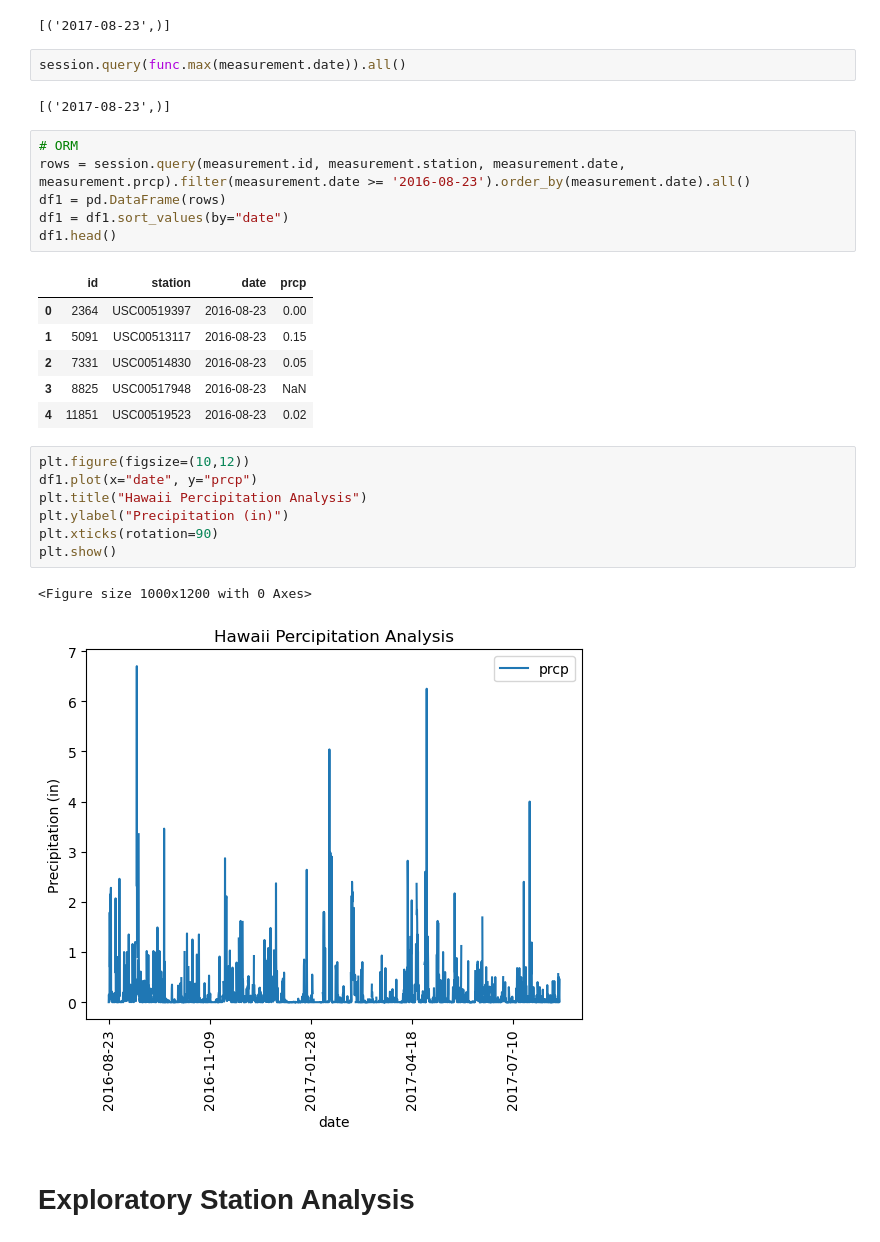
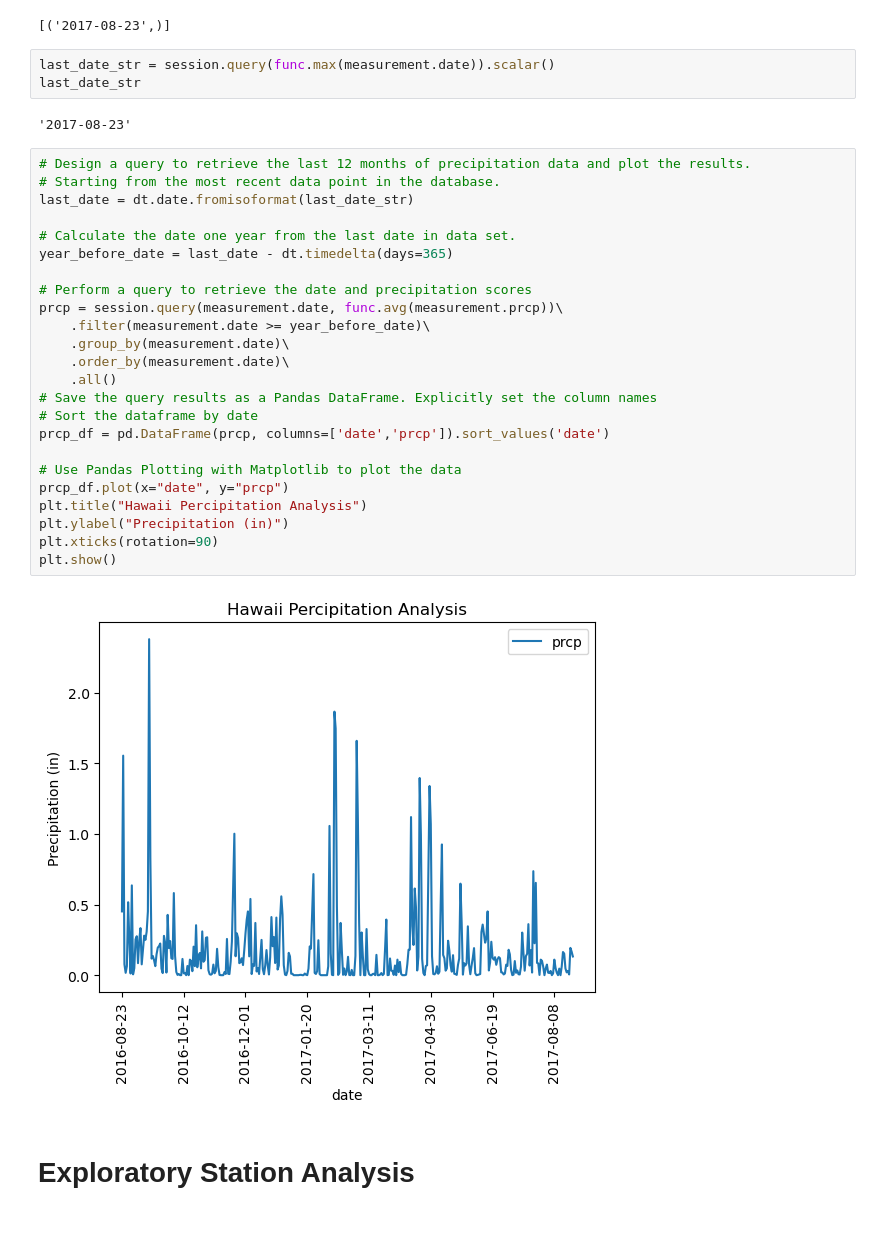
Before and after one commit to Apeterson07/sqlalchemy-challenge, a Jupyter notebook: climate_ipynb.ipynb, the cells around one changed output. Saved outputs shown, nothing was run; the diff lists cells and outputs as text.

```diff
--- a/climate_ipynb.ipynb
+++ b/climate_ipynb.ipynb
@@ -61,32 +61,36 @@ conn.execute(query).fetchall()
 # %% [output]
 [('2017-08-23',)]
 # %%
-session.query(func.max(measurement.date)).all()
+last_date_str = session.query(func.max(measurement.date)).scalar()
+last_date_str
 # %% [output]
-[('2017-08-23',)]
+'2017-08-23'
-# %%
-# ORM
-rows = session.query(measurement.id, measurement.station, measurement.date, measurement.prcp).filter(measurement.date >= '2016-08-23').order_by(measurement.date).all()
-df1 = pd.DataFrame(rows)
-df1 = df1.sort_values(by="date")
-df1.head()
-# %% [output]
-|  | id | station | date | prcp |
-| 0 | 2364 | USC00519397 | 2016-08-23 | 0.00 |
-| 1 | 5091 | USC00513117 | 2016-08-23 | 0.15 |
-| 2 | 7331 | USC00514830 | 2016-08-23 | 0.05 |
-| 3 | 8825 | USC00517948 | 2016-08-23 | NaN |
-| 4 | 11851 | USC00519523 | 2016-08-23 | 0.02 |
-# %%
-plt.figure(figsize=(10,12))
-df1.plot(x="date", y="prcp")
-plt.title("Hawaii Percipitation Analysis")
-plt.ylabel("Precipitation (in)")
-plt.xticks(rotation=90)
-plt.show()
-# %% [output]
-<Figure size 1000x1200 with 0 Axes>
-[figure, removed]
+# %%
+# Design a query to retrieve the last 12 months of precipitation data and plot the results.
+# Starting from the most recent data point in the database.
+last_date = dt.date.fromisoformat(last_date_str)
+
+# Calculate the date one year from the last date in data set.
+year_before_date = last_date - dt.timedelta(days=365)
+
+# Perform a query to retrieve the date and precipitation scores
+prcp = session.query(measurement.date, func.avg(measurement.prcp))\
+    .filter(measurement.date >= year_before_date)\
+    .group_by(measurement.date)\
+    .order_by(measurement.date)\
+    .all()
+# Save the query results as a Pandas DataFrame. Explicitly set the column names
+# Sort the dataframe by date
+prcp_df = pd.DataFrame(prcp, columns=['date','prcp']).sort_values('date')
+
+# Use Pandas Plotting with Matplotlib to plot the data
+prcp_df.plot(x="date", y="prcp")
+plt.title("Hawaii Percipitation Analysis")
+plt.ylabel("Precipitation (in)")
+plt.xticks(rotation=90)
+plt.show()
+# %% [output]
+[figure, added]
 # %% [markdown]
 # Exploratory Station Analysis
 # %%
```
Also changed, not shown: parts of 5 cells of this notebook.
